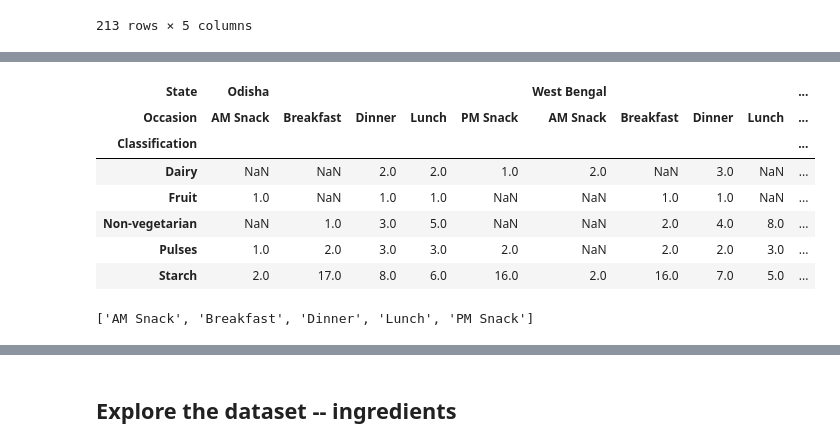
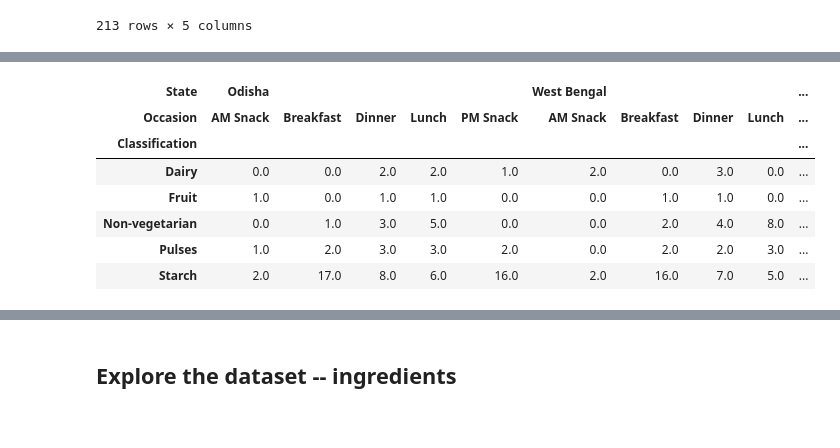
Before and after one commit to rochiecuevas/FoodChoice, a Jupyter notebook: Expert_Elicitation.ipynb, the cells around one changed output, grey strips where cells are left out. Drawn from its saved outputs; the diff is of its cells as text; code cells hidden in the pictures.

```diff
--- a/Expert_Elicitation.ipynb
+++ b/Expert_Elicitation.ipynb
@@ -465,21 +524,19 @@ df_grouped_classes2["West Bengal"].plot.bar()
 # %%
-# Reshape the dataframe for pie chart
-df_grouped_classes3 = pd.pivot_table(df_grouped_classes, values = "Dish", index = "Classification", columns = ["State", "Occasion"])
+# Reshape the dataframe for pie chart of proportion of dish classes per occasion
+df_grouped_classes3 = pd.pivot_table(df_grouped_classes,
+                                     values = "Dish",
+                                     index = "Classification",
+                                     columns = ["State", "Occasion"])
+df_grouped_classes3 = df_grouped_classes3.fillna(0)
 
 # Preview the dataframe
 df_grouped_classes3.head()
 # %% [output]
 | State | Odisha |  |  |  |  | West Bengal |  |  |  | ... |
 | Occasion | AM Snack | Breakfast | Dinner | Lunch | PM Snack | AM Snack | Breakfast | Dinner | Lunch | ... |
 | Classification |  |  |  |  |  |  |  |  |  | ... |
-| Dairy | NaN | NaN | 2.0 | 2.0 | 1.0 | 2.0 | NaN | 3.0 | NaN | ... |
-| Fruit | 1.0 | NaN | 1.0 | 1.0 | NaN | NaN | 1.0 | 1.0 | NaN | ... |
-| Non-vegetarian | NaN | 1.0 | 3.0 | 5.0 | NaN | NaN | 2.0 | 4.0 | 8.0 | ... |
-| Pulses | 1.0 | 2.0 | 3.0 | 3.0 | 2.0 | NaN | 2.0 | 2.0 | 3.0 | ... |
+| Dairy | 0.0 | 0.0 | 2.0 | 2.0 | 1.0 | 2.0 | 0.0 | 3.0 | 0.0 | ... |
+| Fruit | 1.0 | 0.0 | 1.0 | 1.0 | 0.0 | 0.0 | 1.0 | 1.0 | 0.0 | ... |
+| Non-vegetarian | 0.0 | 1.0 | 3.0 | 5.0 | 0.0 | 0.0 | 2.0 | 4.0 | 8.0 | ... |
+| Pulses | 1.0 | 2.0 | 3.0 | 3.0 | 2.0 | 0.0 | 2.0 | 2.0 | 3.0 | ... |
 | Starch | 2.0 | 17.0 | 8.0 | 6.0 | 16.0 | 2.0 | 16.0 | 7.0 | 5.0 | ... |
-# %%
-# List of occasions
-occasions = df_grouped_classes["Occasion"].unique().tolist()
-occasions
-# %% [output]
-['AM Snack', 'Breakfast', 'Dinner', 'Lunch', 'PM Snack']
```
Also changed, not shown: parts of 10 cells of this notebook.
